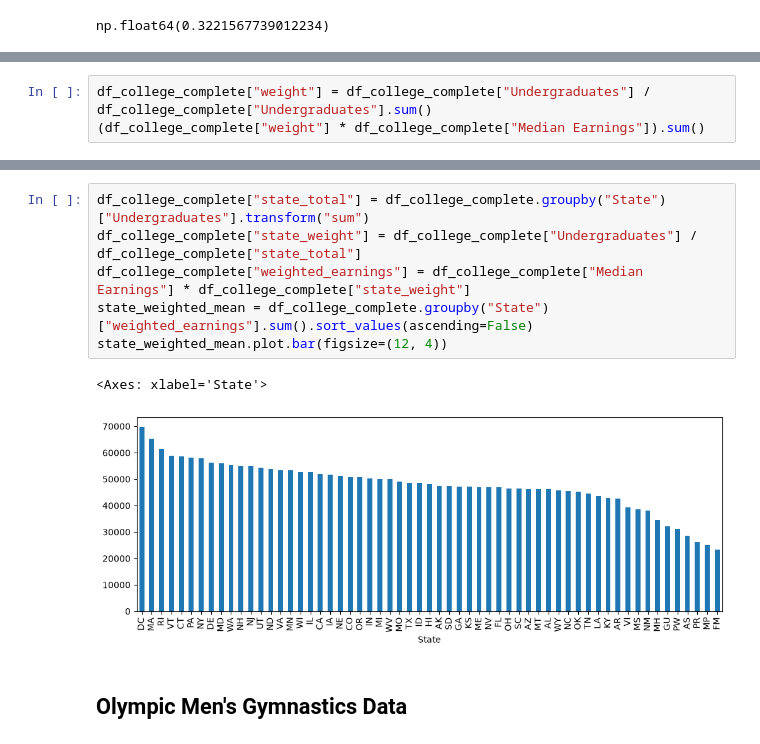
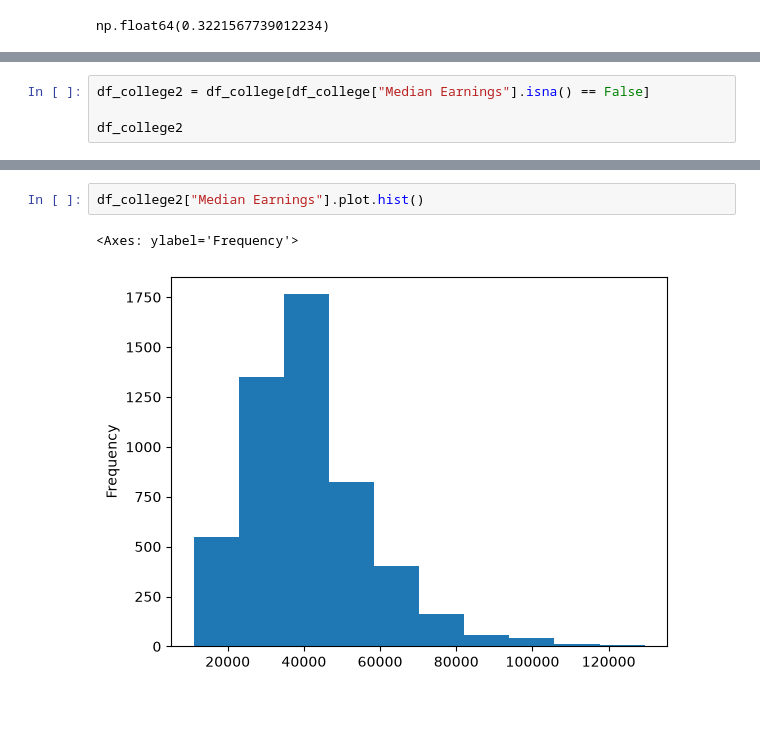
Before and after one commit to gato365/gsb5544_instructor_learn_prep, a Jupyter notebook: assignments/practice_activities/week_2/data_wrangling/GSB5544_PA_2_2_data_wrangling-solution.ipynb, the cells around one changed output, grey strips where cells are left out. Drawn from its saved outputs; the diff is of its cells as text; blank space fills up the shorter version.

```diff
--- a/assignments/practice_activities/week_2/data_wrangling/GSB5544_PA_2_2_data_wrangling-solution.ipynb
+++ b/assignments/practice_activities/week_2/data_wrangling/GSB5544_PA_2_2_data_wrangling-solution.ipynb
@@ -175,4 +195,5 @@ Calculate a weighted mean of earnings, using the undergraduate enrollments as we
 # %%
-df_college_complete["weight"] = df_college_complete["Undergraduates"] / df_college_complete["Undergraduates"].sum()
-(df_college_complete["weight"] * df_college_complete["Median Earnings"]).sum()
+df_college2 = df_college[df_college["Median Earnings"].isna() == False]
+
+df_college2
 # %% [output]
@@ -190,11 +243,5 @@ state_mean.plot.bar(figsize=(12, 4))
 # %%
-df_college_complete["state_total"] = df_college_complete.groupby("State")["Undergraduates"].transform("sum")
-df_college_complete["state_weight"] = df_college_complete["Undergraduates"] / df_college_complete["state_total"]
-df_college_complete["weighted_earnings"] = df_college_complete["Median Earnings"] * df_college_complete["state_weight"]
-state_weighted_mean = df_college_complete.groupby("State")["weighted_earnings"].sum().sort_values(ascending=False)
-state_weighted_mean.plot.bar(figsize=(12, 4))
+df_college2["Median Earnings"].plot.hist()
 # %% [output]
-<Axes: xlabel='State'>
+<Axes: ylabel='Frequency'>
-[figure, old version]
+[figure, new version]
-# %% [markdown]
-## Olympic Men's Gymnastics Data
```
Also changed, not shown: parts of 116 cells of this notebook, 2 other files.
